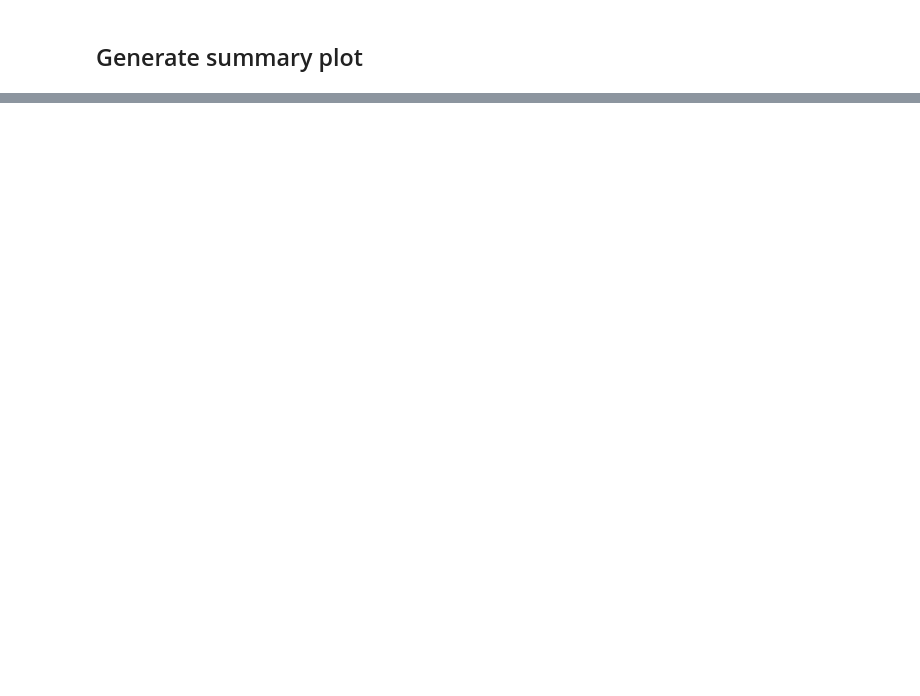
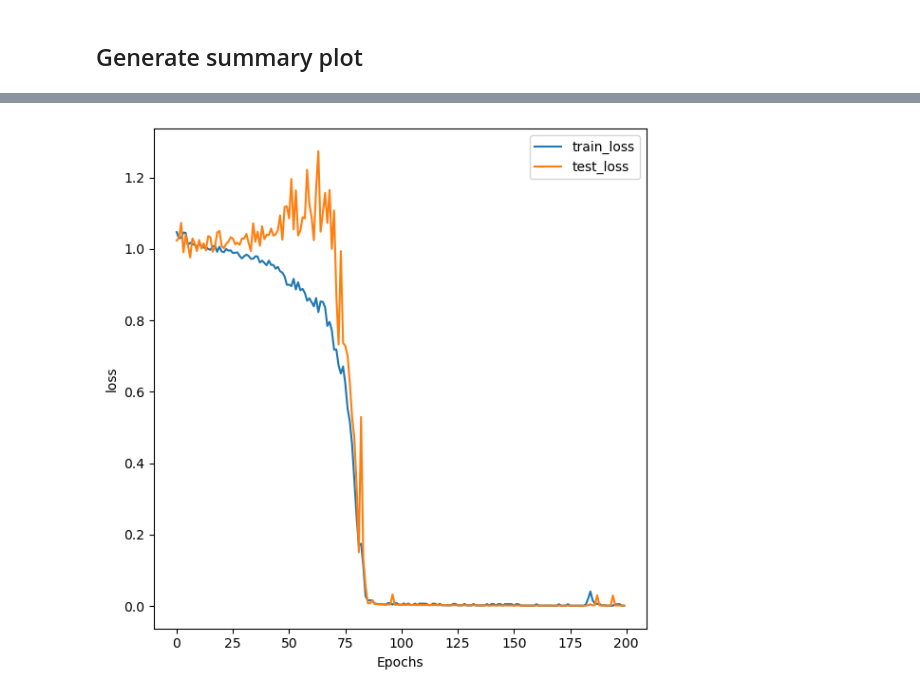
Before and after one commit to keith-murray/attract-or-oscillate, a Jupyter notebook: scripts/generate_summary_plot.ipynb, the cells around one changed output, grey strips where cells are left out. Saved outputs shown, nothing was run; the diff lists cells and outputs as text; code cells hidden in the pictures; blank space fills up the shorter version.

```diff
--- a/scripts/generate_summary_plot.ipynb
+++ b/scripts/generate_summary_plot.ipynb
@@ -85,0 +140,12 @@ generate_summary_plot(
+# %%
+save_loc = '../results/script_examples/loss_plot.jpg'
+key, subkey = random.split(key)
+generate_loss_plot(
+    subkey,
+    ctrnn,
+    model_params.params,
+    metrics_history.history,
+    training_tf_dataset,
+    testing_tf_dataset, save_loc)
+# %% [output]
+[figure, added]
```
Also changed, not shown: parts of 6 cells of this notebook, 7 other files.
